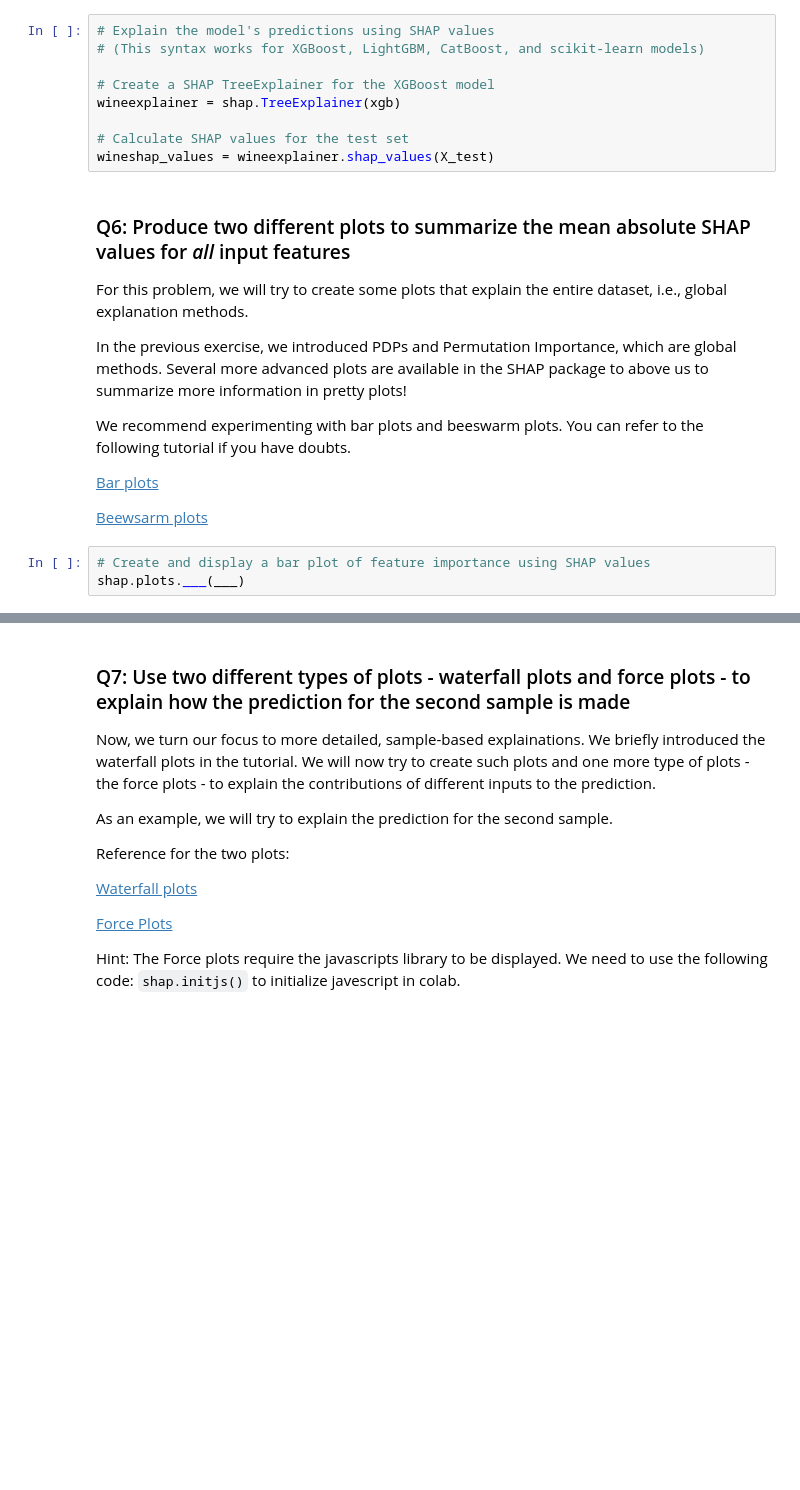
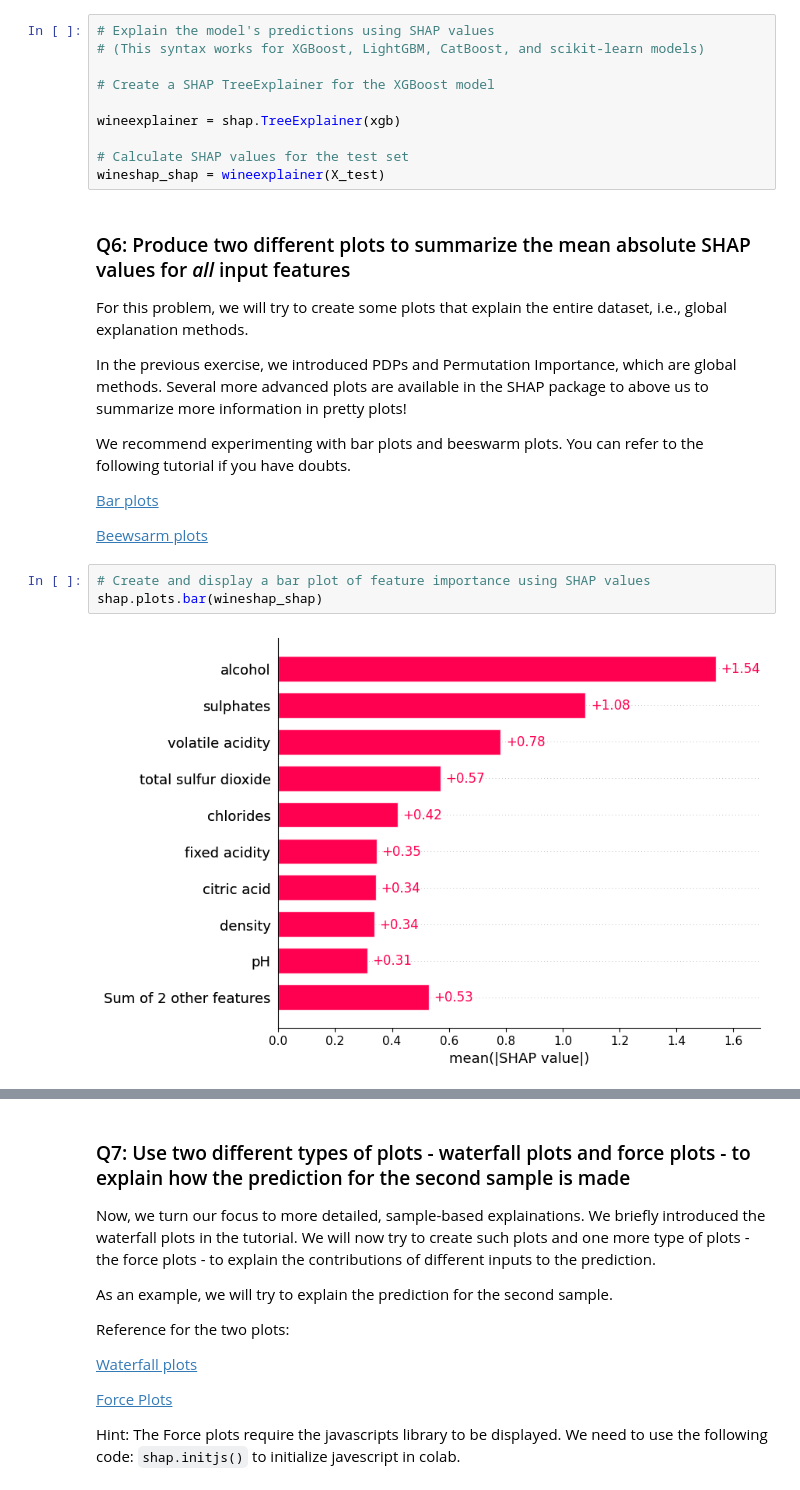
Before and after one commit to leajag/2025_ML_EES, a Jupyter notebook: notebook_dl/Chapter8_Ex1.ipynb, the cells around one changed output, grey strips where cells are left out. Drawn from its saved outputs; the diff is of its cells as text; blank space fills up the shorter version.

```diff
--- a/notebook_dl/Chapter8_Ex1.ipynb
+++ b/notebook_dl/Chapter8_Ex1.ipynb
@@ -607,10 +608,11 @@ print("f1", f1)
 # (This syntax works for XGBoost, LightGBM, CatBoost, and scikit-learn models)
 
 # Create a SHAP TreeExplainer for the XGBoost model
+
 wineexplainer = shap.TreeExplainer(xgb)
 
 # Calculate SHAP values for the test set
-wineshap_values = wineexplainer.shap_values(X_test)
+wineshap_shap = wineexplainer(X_test)
 # %% [markdown]
 ### Q6: Produce two different plots to summarize the mean absolute SHAP values for *all* input features
 
@@ -625,6 +627,8 @@ We recommend experimenting with bar plots and beeswarm plots. You can refer to t
 [Beewsarm plots](https://shap.readthedocs.io/en/latest/example_notebooks/api_examples/plots/beeswarm.html)
 # %%
 # Create and display a bar plot of feature importance using SHAP values
-shap.plots.___(___)
+shap.plots.bar(wineshap_shap)
+# %% [output]
+[figure, added]
 # %%
 # Create and display a beeswarm plot to visualize the distribution of SHAP values for each feature
```
Also changed, not shown: parts of 17 cells of this notebook.
